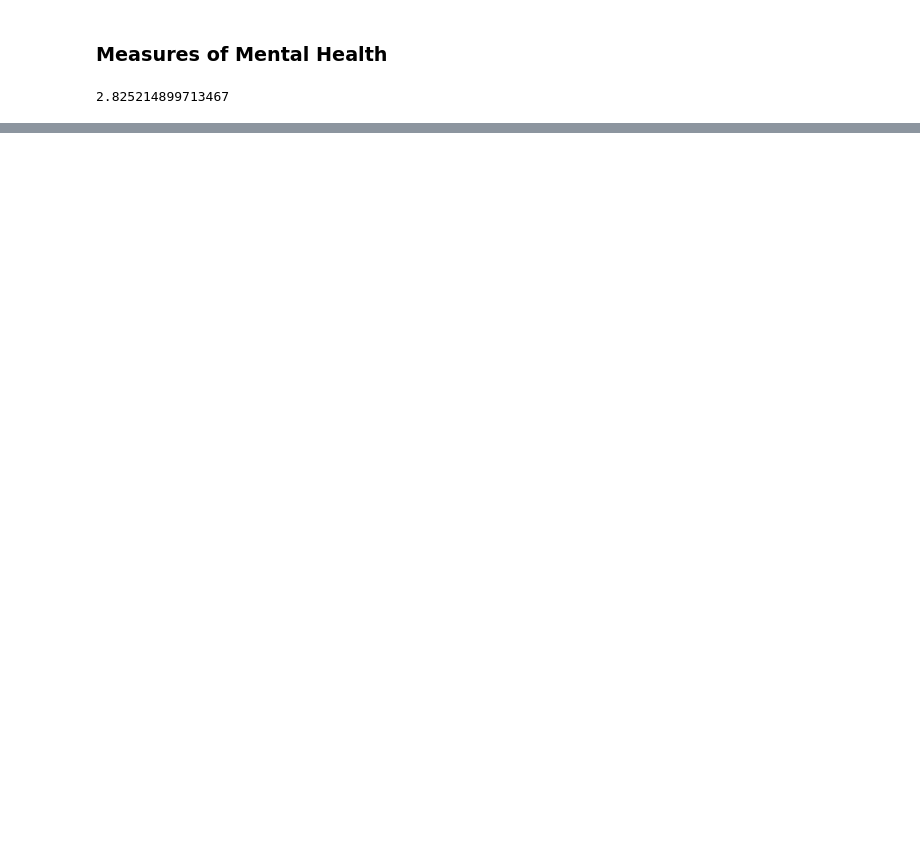
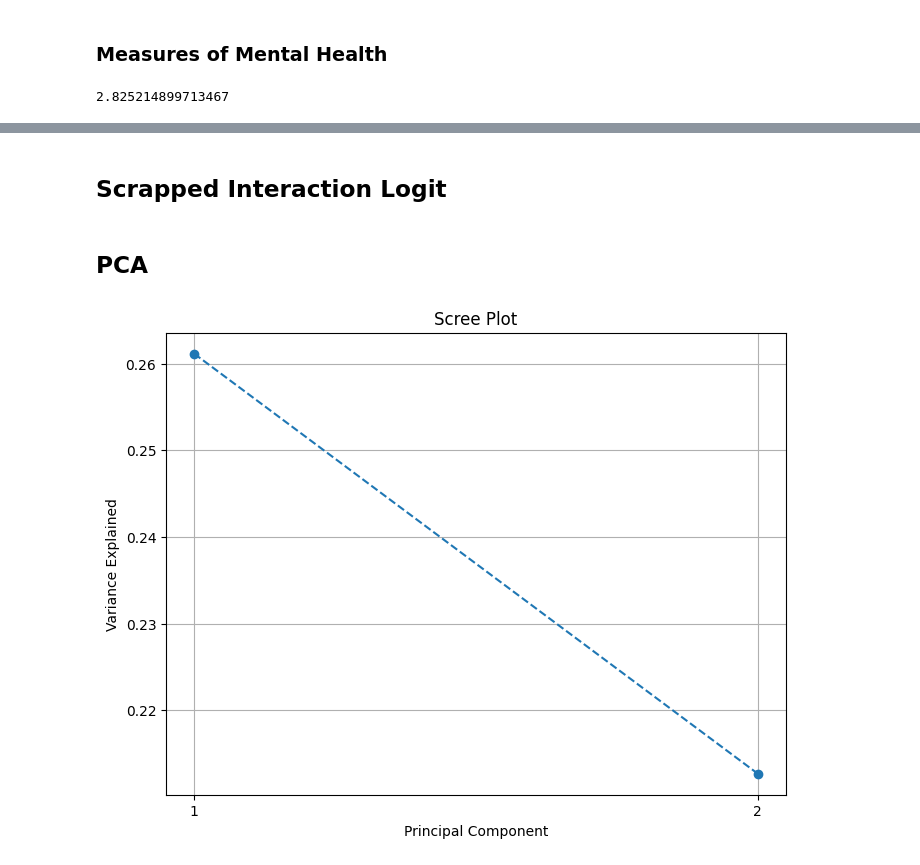
Before and after one commit to amyjxtan/Youth-Mental-Health, a Jupyter notebook: Youth_Mental_Health.ipynb, the cells around one changed output, grey strips where cells are left out. Drawn from its saved outputs; the diff is of its cells as text; code cells hidden in the pictures; blank space fills up the shorter version.

```diff
--- a/Youth_Mental_Health.ipynb
+++ b/Youth_Mental_Health.ipynb
@@ -302,0 +553,2 @@ plt.show()
+# %% [markdown]
+## Scrapped Interaction Logit
@@ -302,0 +562,40 @@ plt.show()
+# %% [markdown]
+## PCA
+# %%
+import numpy as np
+import pandas as pd
+from sklearn.preprocessing import StandardScaler
+from sklearn.decomposition import PCA
+from sklearn.model_selection import train_test_split
+from sklearn.linear_model import LogisticRegression
+from sklearn.metrics import confusion_matrix
+import matplotlib.pyplot as plt
+import seaborn as sns
+
+scaler = StandardScaler()
+
+feature_cols = ['social_media', 'physical_activity', 'cyberbully', 'age', 'sex']
+X_dem = df_cleaned[feature_cols]
+X_scaled = scaler.fit_transform(X_dem)
+# %%
+pca = PCA(n_components=2)
+X_pca = pca.fit_transform(X_scaled)
+
+X_train, X_test, y_train, y_test = train_test_split(X_pca, y, test_size=0.3, random_state=42)
+
+model = LogisticRegression()
+model.fit(X_train, y_train)
+
+y_pred = model.predict(X_test)
+# %%
+# Plot the scree plot (Explained variance ratio for each component)
+plt.figure(figsize=(8, 6))
+plt.plot(range(1, len(pca.explained_variance_ratio_) + 1), pca.explained_variance_ratio_, marker='o', linestyle='--')
+plt.title('Scree Plot')
+plt.xlabel('Principal Component')
+plt.ylabel('Variance Explained')
+plt.xticks(range(1, len(pca.explained_variance_ratio_) + 1))
+plt.grid(True)
+plt.show()
+# %% [output]
+[figure, added]
```
Also changed, not shown: parts of 31 cells of this notebook.
